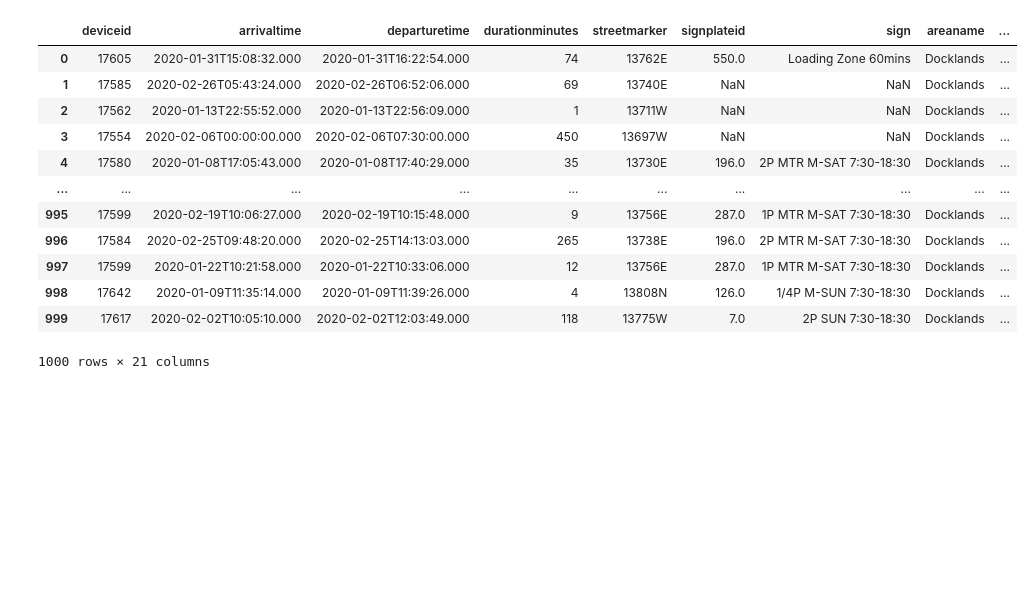
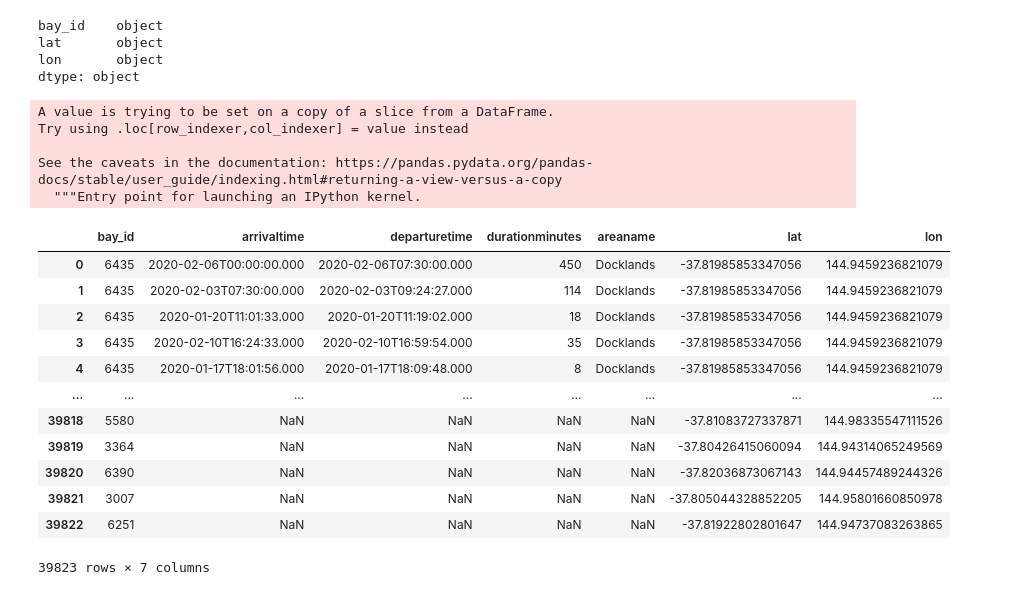
Before and after one commit to Rishi0406/project_2, a Jupyter notebook: Data/parking_bay.ipynb, the cells around one changed output. Saved outputs shown, nothing was run; the diff lists cells and outputs as text; code cells hidden in the pictures; blank space fills up the shorter version.

Commit message:
intial data structuring

```diff
--- a/Data/parking_bay.ipynb
+++ b/Data/parking_bay.ipynb
@@ -48,0 +9,8 @@ historic_df.head()
+# %%
+client = Socrata("data.melbourne.vic.gov.au", None)
+# First 2000 results, returned as JSON from API / converted to Python list of
+# dictionaries by sodapy.
+results = client.get("4n3a-s6rn", limit=50000)
+# Convert to pandas DataFrame
+historic_df = pd.DataFrame.from_records(results)
+historic_df
@@ -48,0 +32,3 @@ historic_df.head()
+# %%
+historic_df = historic_df[["bayid", "arrivaltime", "departuretime", "durationminutes", "areaname"]]
+historic_df
@@ -85,0 +87,8 @@ live_df
+# %%
+client = Socrata("data.melbourne.vic.gov.au", None)
+# First 2000 results, returned as JSON from API / converted to Python list of
+# dictionaries by sodapy.
+results = client.get("vh2v-4nfs", limit=50000)
+# Convert to pandas DataFrame
+live_df = pd.DataFrame.from_records(results)
+live_df
@@ -113,17 +144,32 @@ new_df
+# %%
+new_df.dtypes
+# %% [output]
+bay_id    object
+lat       object
+lon       object
+dtype: object
+# %%
+new_df['bay_id'] = new_df['bay_id'].astype(int)
+# %% [output]
+A value is trying to be set on a copy of a slice from a DataFrame.
+Try using .loc[row_indexer,col_indexer] = value instead
+
+See the caveats in the documentation: https://pandas.pydata.org/pandas-docs/stable/user_guide/indexing.html#returning-a-view-versus-a-copy
+  """Entry point for launching an IPython kernel.
 # %%
-df_merge_col = pd.merge(historic_df, new_df, how='left', on='bay_id')
+df_merge_col = pd.merge(historic_df, new_df, how='right', on='bay_id')
 df_merge_col
 # %% [output]
-|  | deviceid | arrivaltime | departuretime | durationminutes | streetmarker | signplateid | sign | areaname | ... |
-| 0 | 17605 | 2020-01-31T15:08:32.000 | 2020-01-31T16:22:54.000 | 74 | 13762E | 550.0 | Loading Zone 60mins | Docklands | ... |
-| 1 | 17585 | 2020-02-26T05:43:24.000 | 2020-02-26T06:52:06.000 | 69 | 13740E | NaN | NaN | Docklands | ... |
-| 2 | 17562 | 2020-01-13T22:55:52.000 | 2020-01-13T22:56:09.000 | 1 | 13711W | NaN | NaN | Docklands | ... |
-| 3 | 17554 | 2020-02-06T00:00:00.000 | 2020-02-06T07:30:00.000 | 450 | 13697W | NaN | NaN | Docklands | ... |
-| 4 | 17580 | 2020-01-08T17:05:43.000 | 2020-01-08T17:40:29.000 | 35 | 13730E | 196.0 | 2P MTR M-SAT 7:30-18:30 | Docklands | ... |
-| ... | ... | ... | ... | ... | ... | ... | ... | ... | ... |
-| 995 | 17599 | 2020-02-19T10:06:27.000 | 2020-02-19T10:15:48.000 | 9 | 13756E | 287.0 | 1P MTR M-SAT 7:30-18:30 | Docklands | ... |
-| 996 | 17584 | 2020-02-25T09:48:20.000 | 2020-02-25T14:13:03.000 | 265 | 13738E | 196.0 | 2P MTR M-SAT 7:30-18:30 | Docklands | ... |
-| 997 | 17599 | 2020-01-22T10:21:58.000 | 2020-01-22T10:33:06.000 | 12 | 13756E | 287.0 | 1P MTR M-SAT 7:30-18:30 | Docklands | ... |
-| 998 | 17642 | 2020-01-09T11:35:14.000 | 2020-01-09T11:39:26.000 | 4 | 13808N | 126.0 | 1/4P M-SUN 7:30-18:30 | Docklands | ... |
-| 999 | 17617 | 2020-02-02T10:05:10.000 | 2020-02-02T12:03:49.000 | 118 | 13775W | 7.0 | 2P SUN 7:30-18:30 | Docklands | ... |
+|  | bay_id | arrivaltime | departuretime | durationminutes | areaname | lat | lon |
+| 0 | 6435 | 2020-02-06T00:00:00.000 | 2020-02-06T07:30:00.000 | 450 | Docklands | -37.81985853347056 | 144.9459236821079 |
+| 1 | 6435 | 2020-02-03T07:30:00.000 | 2020-02-03T09:24:27.000 | 114 | Docklands | -37.81985853347056 | 144.9459236821079 |
+| 2 | 6435 | 2020-01-20T11:01:33.000 | 2020-01-20T11:19:02.000 | 18 | Docklands | -37.81985853347056 | 144.9459236821079 |
+| 3 | 6435 | 2020-02-10T16:24:33.000 | 2020-02-10T16:59:54.000 | 35 | Docklands | -37.81985853347056 | 144.9459236821079 |
+| 4 | 6435 | 2020-01-17T18:01:56.000 | 2020-01-17T18:09:48.000 | 8 | Docklands | -37.81985853347056 | 144.9459236821079 |
+| ... | ... | ... | ... | ... | ... | ... | ... |
+| 39818 | 5580 | NaN | NaN | NaN | NaN | -37.81083727337871 | 144.98335547111526 |
+| 39819 | 3364 | NaN | NaN | NaN | NaN | -37.80426415060094 | 144.94314065249569 |
+| 39820 | 6390 | NaN | NaN | NaN | NaN | -37.82036873067143 | 144.94457489244326 |
+| 39821 | 3007 | NaN | NaN | NaN | NaN | -37.805044328852205 | 144.95801660850978 |
+| 39822 | 6251 | NaN | NaN | NaN | NaN | -37.81922802801647 | 144.94737083263865 |
-1000 rows × 21 columns
+39823 rows × 7 columns
```
Also changed, not shown: parts of 19 cells of this notebook, 4 other files.
